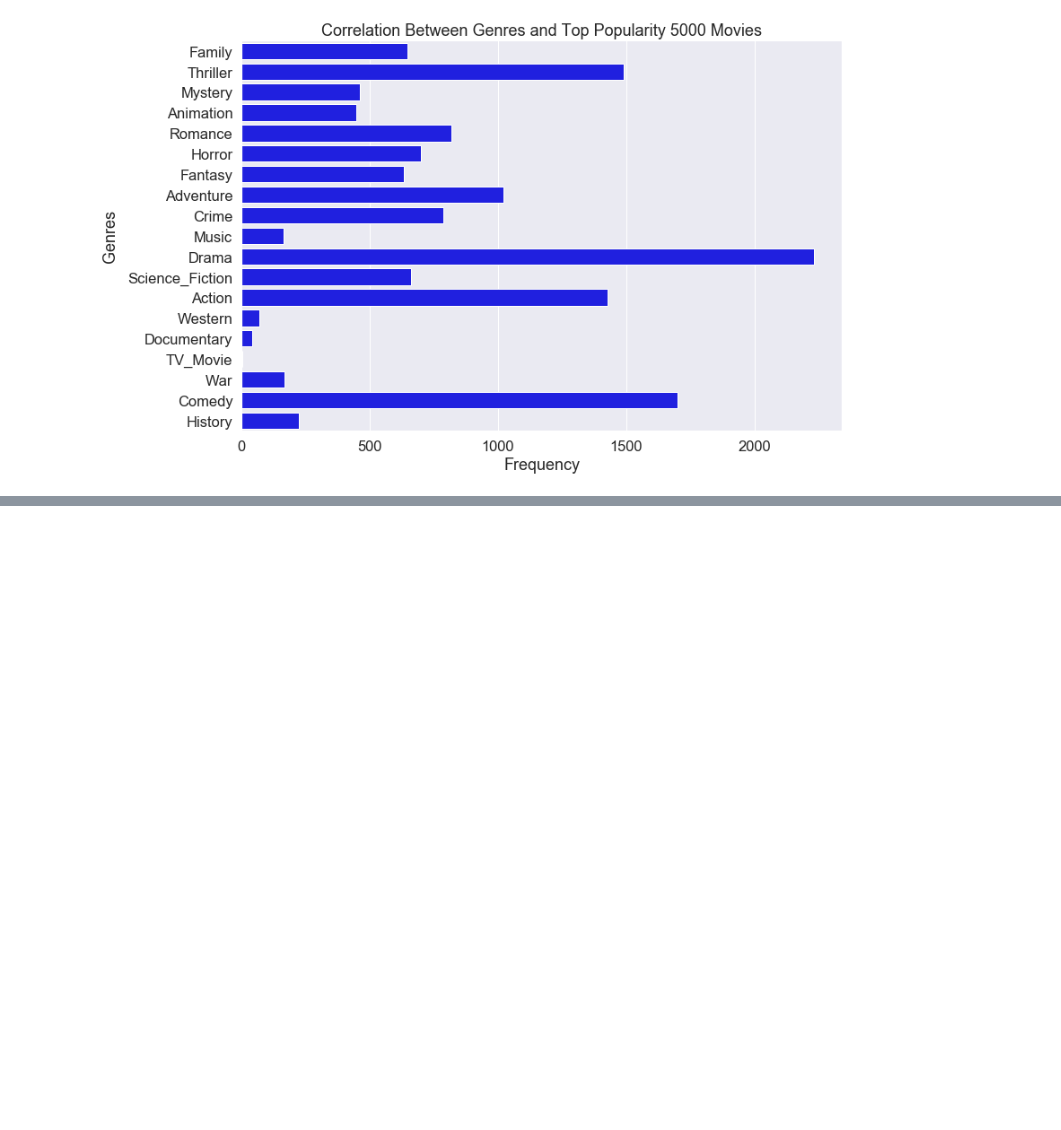
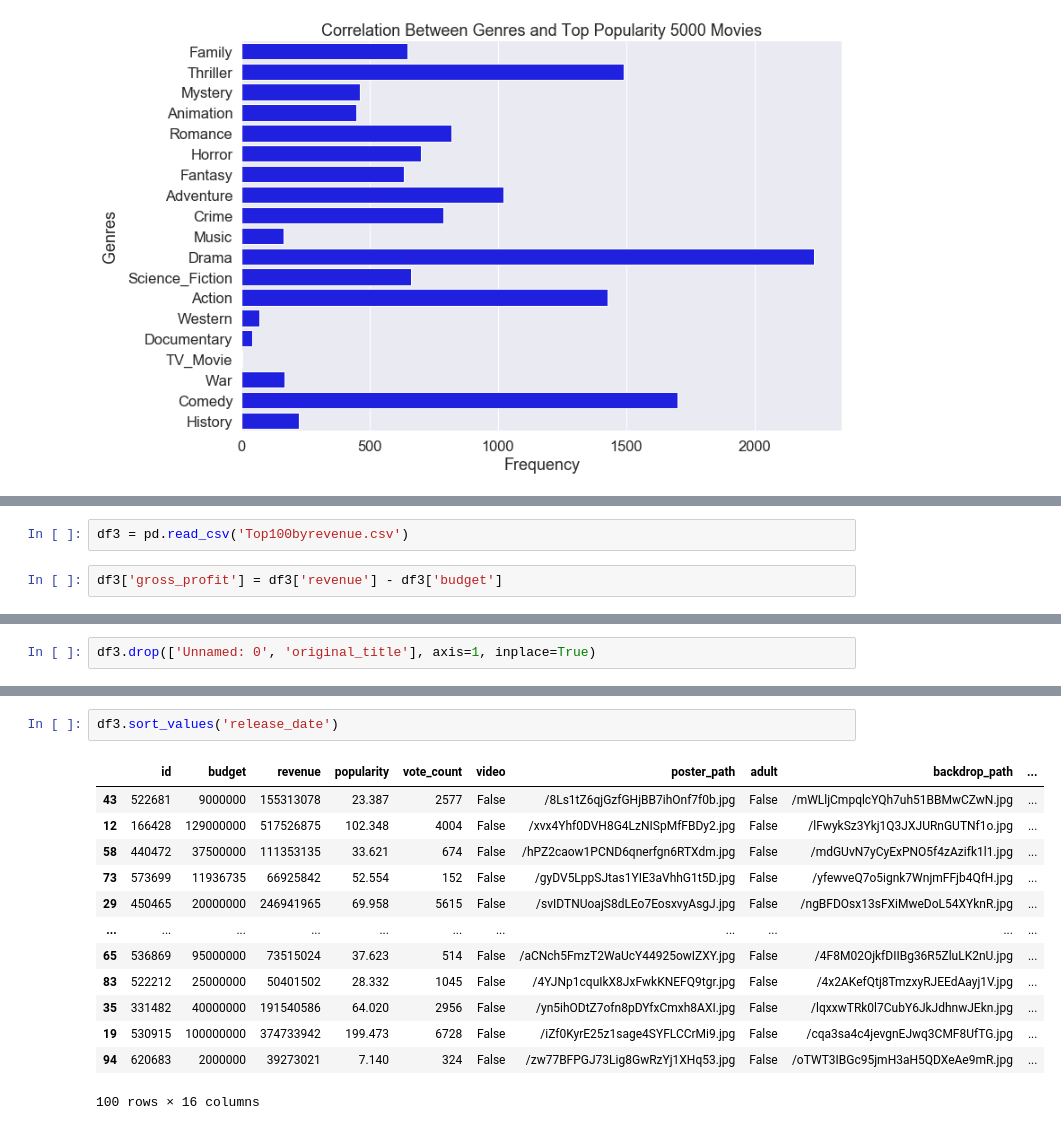
Before and after one commit to adinas94/Phase-1-Microsoft-Movies, a Jupyter notebook: Data Cleaning Notebook for project WIP.ipynb, the cells around one changed output, grey strips where cells are left out. Drawn from its saved outputs; the diff is of its cells as text; blank space fills up the shorter version.

```diff
--- a/Data Cleaning Notebook for project WIP.ipynb
+++ b/Data Cleaning Notebook for project WIP.ipynb
@@ -727,0 +724,4 @@ Text(0, 0.5, 'Genres')
+# %%
+df3 = pd.read_csv('Top100byrevenue.csv')
+# %%
+df3['gross_profit'] = df3['revenue'] - df3['budget']
@@ -727,0 +737,2 @@ Text(0, 0.5, 'Genres')
+# %%
+df3.drop(['Unnamed: 0', 'original_title'], axis=1, inplace=True)
@@ -727,0 +760,16 @@ Text(0, 0.5, 'Genres')
+# %%
+df3.sort_values('release_date')
+# %% [output]
+|  | id | budget | revenue | popularity | vote_count | video | poster_path | adult | backdrop_path | ... |
+| 43 | 522681 | 9000000 | 155313078 | 23.387 | 2577 | False | /8Ls1tZ6qjGzfGHjBB7ihOnf7f0b.jpg | False | /mWLljCmpqlcYQh7uh51BBMwCZwN.jpg | ... |
+| 12 | 166428 | 129000000 | 517526875 | 102.348 | 4004 | False | /xvx4Yhf0DVH8G4LzNISpMfFBDy2.jpg | False | /lFwykSz3Ykj1Q3JXJURnGUTNf1o.jpg | ... |
+| 58 | 440472 | 37500000 | 111353135 | 33.621 | 674 | False | /hPZ2caow1PCND6qnerfgn6RTXdm.jpg | False | /mdGUvN7yCyExPNO5f4zAzifk1l1.jpg | ... |
+| 73 | 573699 | 11936735 | 66925842 | 52.554 | 152 | False | /gyDV5LppSJtas1YIE3aVhhG1t5D.jpg | False | /yfewveQ7o5ignk7WnjmFFjb4QfH.jpg | ... |
+| 29 | 450465 | 20000000 | 246941965 | 69.958 | 5615 | False | /svIDTNUoajS8dLEo7EosxvyAsgJ.jpg | False | /ngBFDOsx13sFXiMweDoL54XYknR.jpg | ... |
+| ... | ... | ... | ... | ... | ... | ... | ... | ... | ... | ... |
+| 65 | 536869 | 95000000 | 73515024 | 37.623 | 514 | False | /aCNch5FmzT2WaUcY44925owIZXY.jpg | False | /4F8M02OjkfDIIBg36R5ZluLK2nU.jpg | ... |
+| 83 | 522212 | 25000000 | 50401502 | 28.332 | 1045 | False | /4YJNp1cquIkX8JxFwkKNEFQ9tgr.jpg | False | /4x2AKefQtj8TmzxyRJEEdAayj1V.jpg | ... |
+| 35 | 331482 | 40000000 | 191540586 | 64.020 | 2956 | False | /yn5ihODtZ7ofn8pDYfxCmxh8AXI.jpg | False | /lqxxwTRk0l7CubY6JkJdhnwJEkn.jpg | ... |
+| 19 | 530915 | 100000000 | 374733942 | 199.473 | 6728 | False | /iZf0KyrE25z1sage4SYFLCCrMi9.jpg | False | /cqa3sa4c4jevgnEJwq3CMF8UfTG.jpg | ... |
+| 94 | 620683 | 2000000 | 39273021 | 7.140 | 324 | False | /zw77BFPGJ73Lig8GwRzYj1XHq53.jpg | False | /oTWT3IBGc95jmH3aH5QDXeAe9mR.jpg | ... |
+100 rows × 16 columns
```
Also changed, not shown: parts of 12 cells of this notebook, 1 other file.
